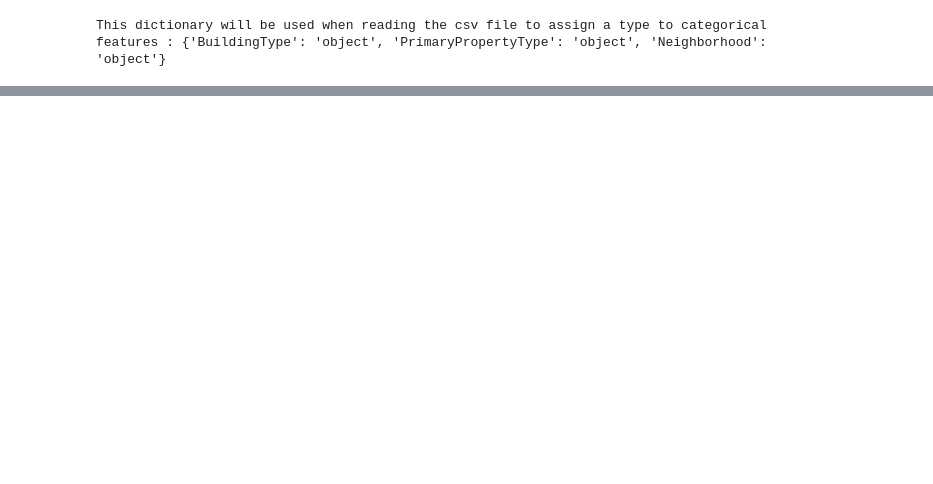
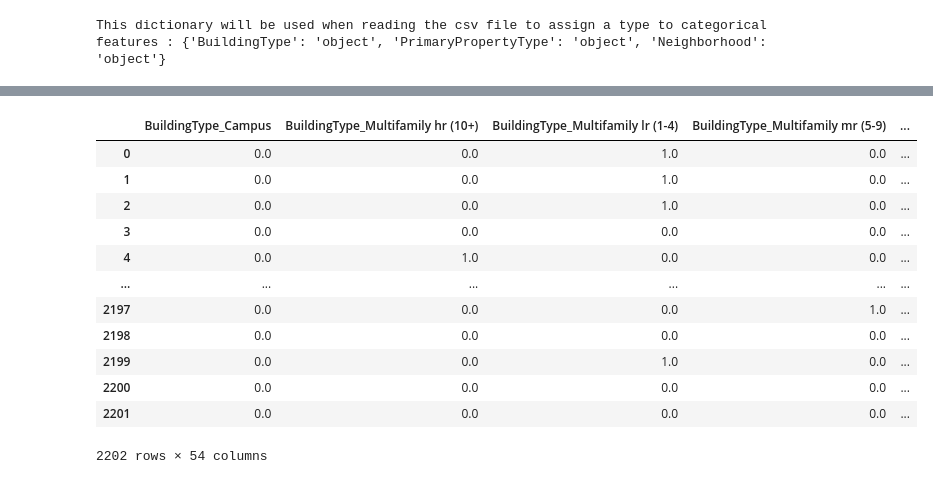
Before and after one commit to oumeima-elgharbi/P4_Data_Science_OpenClassrooms, a Jupyter notebook: test.ipynb, the cells around one changed output, grey strips where cells are left out. Saved outputs shown, nothing was run; the diff lists cells and outputs as text; code cells hidden in the pictures; blank space fills up the shorter version.

```diff
--- a/test.ipynb
+++ b/test.ipynb
@@ -66,4 +66,20 @@ test_ena = pd.read_csv(r"C:\Users\oumei\Documents\OC_projets\P4\P4_Data_Science_
 # %%
 train_pipeline = pd.read_csv(r"C:\Users\oumei\Documents\OC_projets\P4\P4_Data_Science_OpenClassrooms\other_documents\Example\output\pipe\train_energy.csv", sep=",")
 test_pipeline = pd.read_csv(r"C:\Users\oumei\Documents\OC_projets\P4\P4_Data_Science_OpenClassrooms\other_documents\Example\output\pipe\test_energy.csv", sep=",")
+# %%
+train_pipeline
+# %% [output]
+|  | BuildingType_Campus | BuildingType_Multifamily hr (10+) | BuildingType_Multifamily lr (1-4) | BuildingType_Multifamily mr (5-9) | ... |
+| 0 | 0.0 | 0.0 | 1.0 | 0.0 | ... |
+| 1 | 0.0 | 0.0 | 1.0 | 0.0 | ... |
+| 2 | 0.0 | 0.0 | 1.0 | 0.0 | ... |
+| 3 | 0.0 | 0.0 | 0.0 | 0.0 | ... |
+| 4 | 0.0 | 1.0 | 0.0 | 0.0 | ... |
+| ... | ... | ... | ... | ... | ... |
+| 2197 | 0.0 | 0.0 | 0.0 | 1.0 | ... |
+| 2198 | 0.0 | 0.0 | 0.0 | 0.0 | ... |
+| 2199 | 0.0 | 0.0 | 1.0 | 0.0 | ... |
+| 2200 | 0.0 | 0.0 | 0.0 | 0.0 | ... |
+| 2201 | 0.0 | 0.0 | 0.0 | 0.0 | ... |
+2202 rows × 54 columns
 # %%
```
Also changed, not shown: parts of 11 cells of this notebook, 4 other files.
